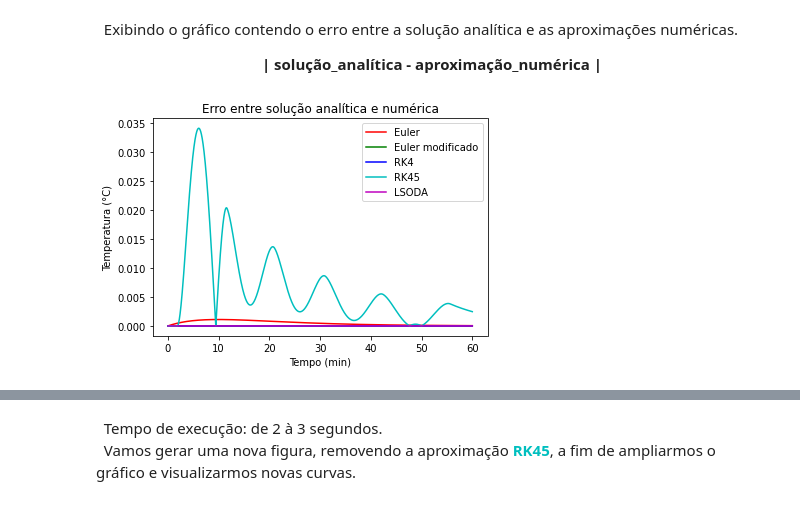
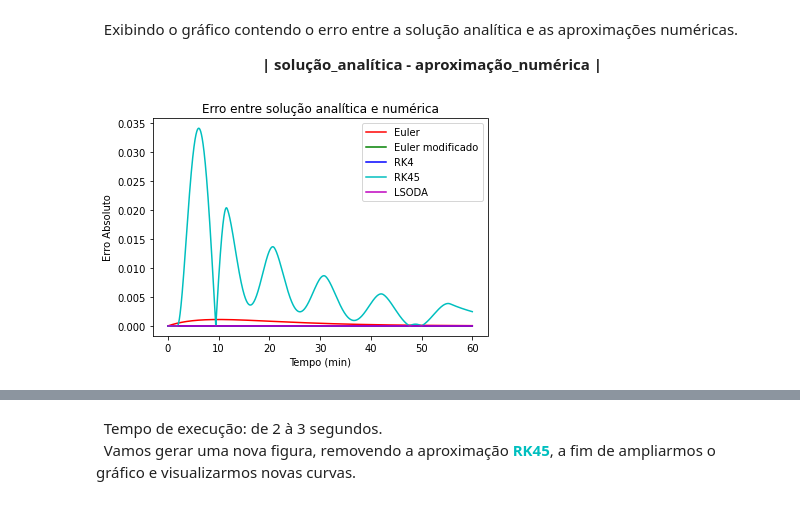
Before and after one commit to LaboratorioIPythonFURG/Modelo-Resfriamento-Newton, a Jupyter notebook: jupyter/pt6_comparativo.ipynb, the cells around one changed output, grey strips where cells are left out. Cells and saved outputs as stored; diff of their text form; code cells hidden in the pictures.

```diff
--- a/jupyter/pt6_comparativo.ipynb
+++ b/jupyter/pt6_comparativo.ipynb
@@ -224,32 +224,34 @@ sol_analitica = 20+60*np.exp(-0.1*vt)
 %%time
 
 #Método de Euler
 plt.plot(vt,abs(f_erro(sol_analitica,T_euler)),'r',label='Euler')
 
 #Método de Euler modificado
 plt.plot(vt,abs(f_erro(sol_analitica,T_euler_mod)),'g',label='Euler modificado')
 
 #Método de Runge-Kutta de 4ª ordem
 plt.plot(vt,abs(f_erro(sol_analitica,T_rk4)) ,'b',label='RK4')
 
 #Método de Runge-Kutta 45
 plt.plot(vt,abs(f_erro(sol_analitica,T_rk45.y[0])),'c',label='RK45')
 
 #Método LSODA
 T_lsoda_novo = np.array([80])
 i = 0
 for elemento in T_lsoda:
     T_lsoda_novo = np.append(T_lsoda_novo,abs(sol_analitica[i]-elemento))
     i = i + 1
 T_lsoda_novo = np.delete(T_lsoda_novo, [0])
 plt.plot(vt,T_lsoda_novo ,'m',label='LSODA')
 
 
 #Exibindo figura
 plt.title('Erro entre solução analítica e numérica')
 plt.xlabel('Tempo (min)')
-plt.ylabel('Temperatura (°C)')
+plt.ylabel('Erro Absoluto')
 plt.legend()
 plt.show()
+
+print(np.amax(abs(f_erro(sol_analitica,T_rk45.y[0]))))
 # %% [output]
-[figure, old version]
+[figure, new version]
```
Also changed, not shown: parts of 6 cells of this notebook, 1 other file.
